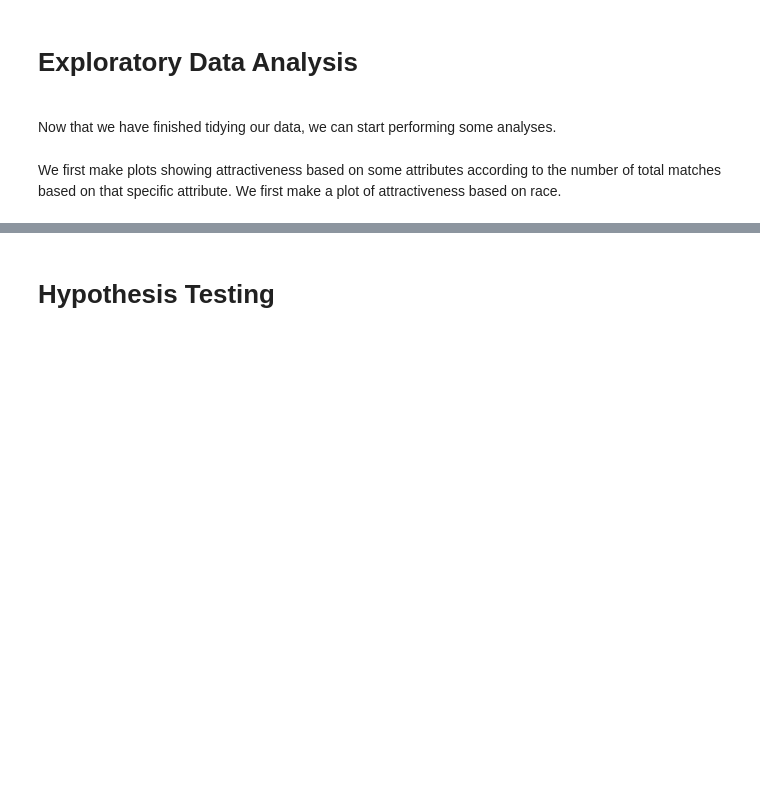
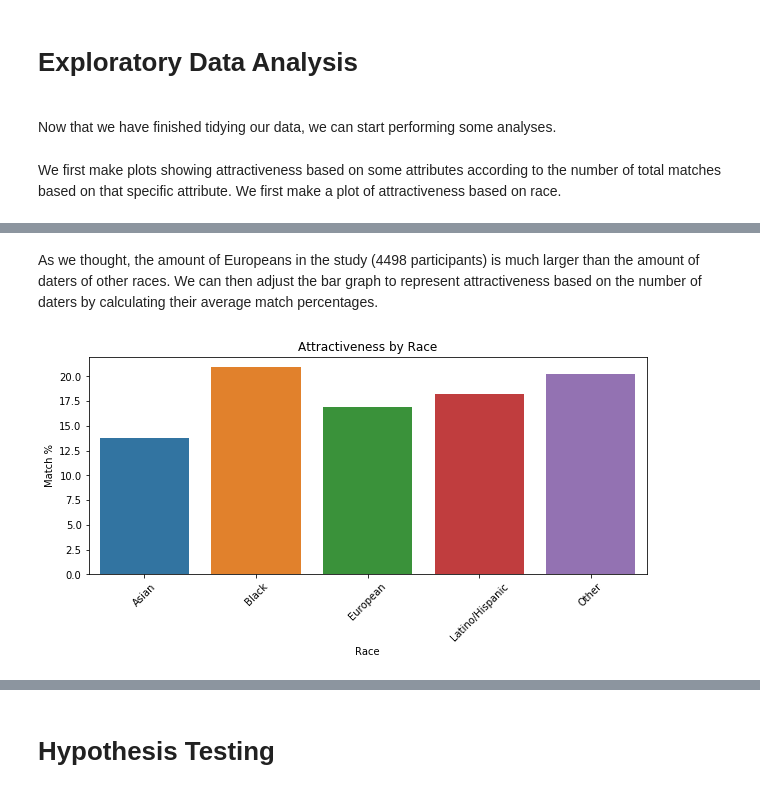
Before and after one commit to egao7/egao7.github.io, a Jupyter notebook: FinalTutorial/Li_Dennis_FinalTutorial.ipynb, the cells around one changed output, grey strips where cells are left out. Saved outputs shown, nothing was run; the diff lists cells and outputs as text; code cells hidden in the pictures; blank space fills up the shorter version.

```diff
--- a/FinalTutorial/Li_Dennis_FinalTutorial.ipynb
+++ b/FinalTutorial/Li_Dennis_FinalTutorial.ipynb
@@ -151,0 +156,4 @@ Based on this plot, it seems Europeans are the most desirable by a fair margin,
+# %%
+# count the number of occurences for each value in race_desc
+race_counts = data_grouped['race_desc'].value_counts()
+race_counts.reset_index(level=1, drop=True)
@@ -151,0 +168,21 @@ Based on this plot, it seems Europeans are the most desirable by a fair margin,
+# %% [markdown]
+As we thought, the amount of Europeans in the study (4498 participants) is much larger than the amount of daters of other races. We can then adjust the bar graph to represent attractiveness based on the number of daters by calculating their average match percentages.
+# %%
+match_per = []
+# calculate average rate of matches for each race
+for index, row in att_by_race.iterrows():
+    match_per.append(row['Total Matches']/race_counts[att_by_race.iloc[index]['Race']] * 100)
+
+att_by_race['Match %'] = match_per
+
+# plot match rate by race
+plt.figure(plot_index,figsize=(10,4))
+plot_index += 1
+
+p = sns.barplot(data=att_by_race, x='Race', y='Match %')
+plt.title("Attractiveness by Race")
+for item in p.get_xticklabels():
+    item.set_rotation(45)
+plt.show()
+# %% [output]
+[figure, added]
```
Also changed, not shown: parts of 20 cells of this notebook.
